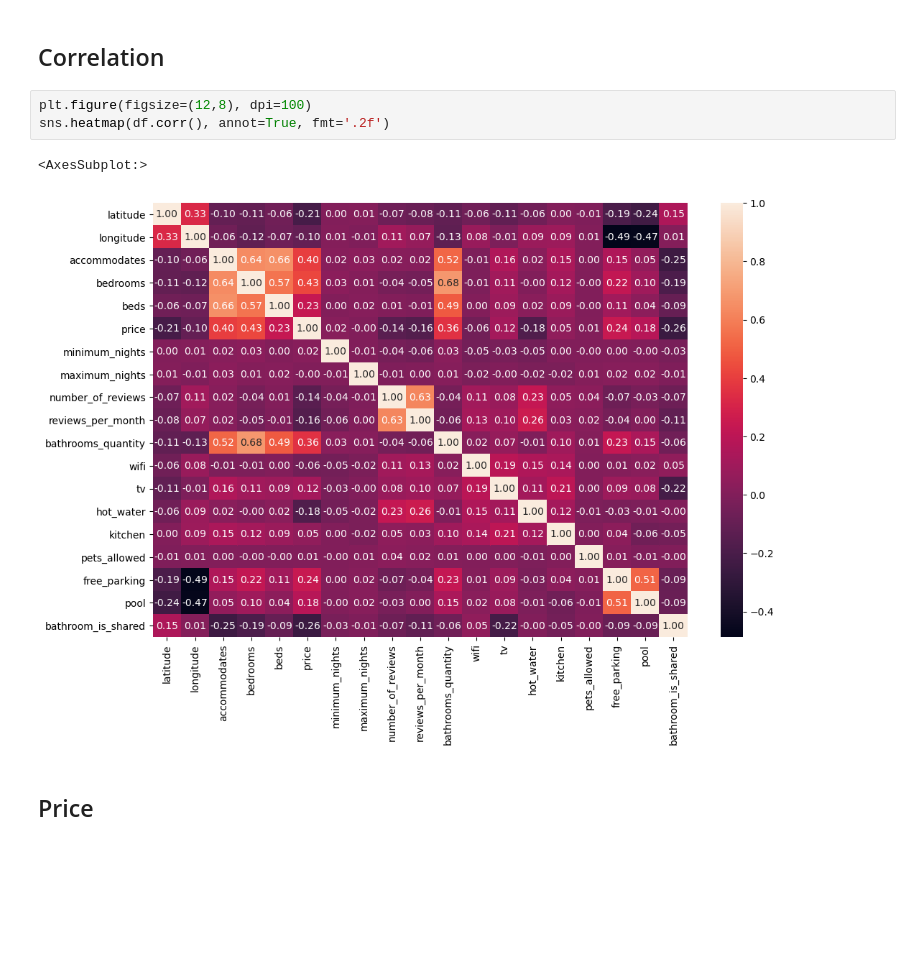
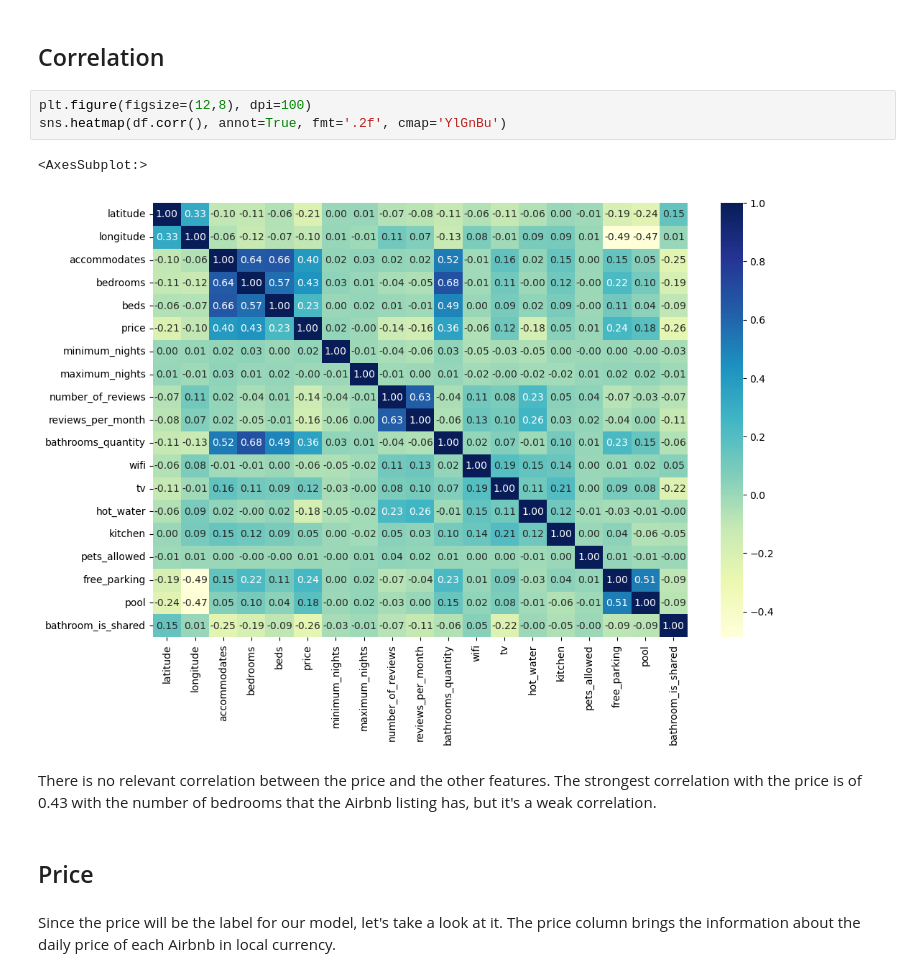
Before and after one commit to Gabrielle-Ribeiro/airbnb-rio, a Jupyter notebook: Exploratory Data Analysis and Data Visualization.ipynb, the cells around one changed output. Cells and saved outputs as stored; diff of their text form; blank space fills up the shorter version.

```diff
--- a/Exploratory Data Analysis and Data Visualization.ipynb
+++ b/Exploratory Data Analysis and Data Visualization.ipynb
@@ -43,12 +43,16 @@ df.describe().transpose()
 ## Correlation
 # %%
 plt.figure(figsize=(12,8), dpi=100)
-sns.heatmap(df.corr(), annot=True, fmt='.2f')
+sns.heatmap(df.corr(), annot=True, fmt='.2f', cmap='YlGnBu')
 # %% [output]
 <AxesSubplot:>
-[figure, old version]
+[figure, new version]
+# %% [markdown]
+There is no relevant correlation between the price and the other features. The strongest correlation with the price is of 0.43 with the number of bedrooms that the Airbnb listing has, but it's a weak correlation.
 # %% [markdown]
 ## Price
+# %% [markdown]
+Since the price will be the label for our model, let's take a look at it. The price column brings the information about the daily price of each Airbnb in local currency.
 # %%
 plt.figure(figsize=(8,5), dpi=100)
 sns.histplot(data=df, x='price', color='#ABC9EA')
```
Also changed, not shown: parts of 39 cells of this notebook.
